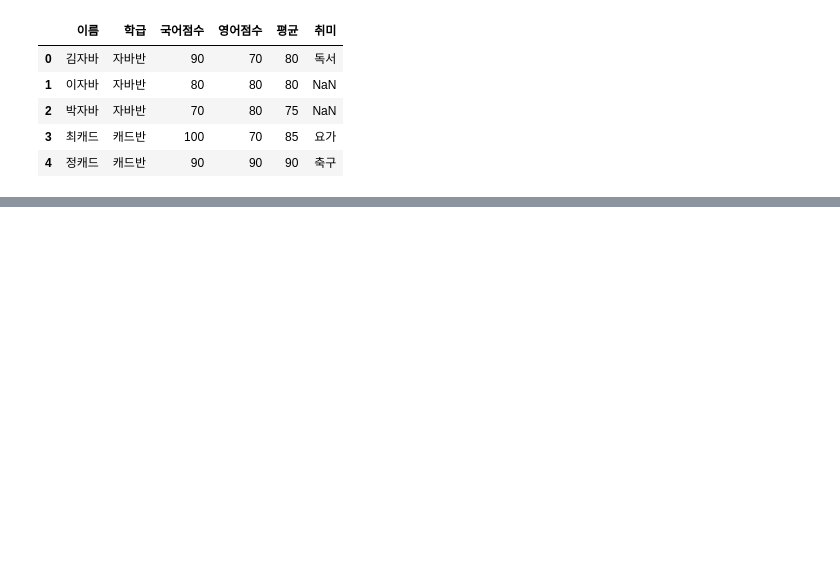
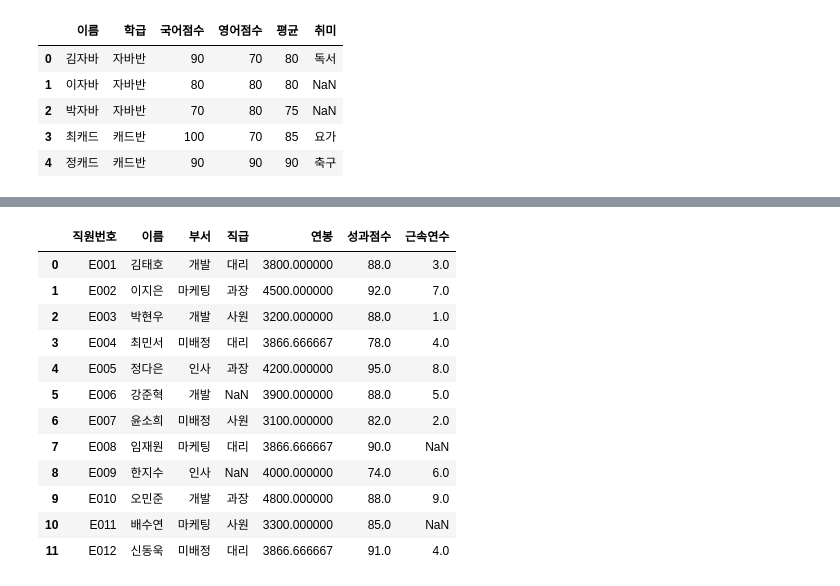
Before and after one commit to james14kr/AcademyWorkSpance, a Jupyter notebook: Python/데이터분석/02.결측치제거.ipynb, the cells around one changed output, grey strips where cells are left out. Cells and saved outputs as stored; diff of their text form; code cells hidden in the pictures; blank space fills up the shorter version.

```diff
--- a/Python/데이터분석/02.결측치제거.ipynb
+++ b/Python/데이터분석/02.결측치제거.ipynb
@@ -60,0 +237,24 @@ Name: 취미, dtype: str
+# %%
+#6. 아래 요구사항에 맞게 결측치를 채우세요
+#1) 부서의 결측치는 '미배정'으러 채움
+#2) 연봉의 결측치는 연봉 평균으로 채움
+#3) 성과점수 결측치는 중앙값으로 채움
+
+practice_df['부서'] = practice_df['부서'].fillna('미배정')
+practice_df['연봉'] = practice_df['연봉'].fillna(practice_df['연봉'].mean())
+practice_df['성과점수'] = practice_df['성과점수'].fillna(practice_df['성과점수'].median())
+practice_df
+# %% [output]
+|  | 직원번호 | 이름 | 부서 | 직급 | 연봉 | 성과점수 | 근속연수 |
+| 0 | E001 | 김태호 | 개발 | 대리 | 3800.000000 | 88.0 | 3.0 |
+| 1 | E002 | 이지은 | 마케팅 | 과장 | 4500.000000 | 92.0 | 7.0 |
+| 2 | E003 | 박현우 | 개발 | 사원 | 3200.000000 | 88.0 | 1.0 |
+| 3 | E004 | 최민서 | 미배정 | 대리 | 3866.666667 | 78.0 | 4.0 |
+| 4 | E005 | 정다은 | 인사 | 과장 | 4200.000000 | 95.0 | 8.0 |
+| 5 | E006 | 강준혁 | 개발 | NaN | 3900.000000 | 88.0 | 5.0 |
+| 6 | E007 | 윤소희 | 미배정 | 사원 | 3100.000000 | 82.0 | 2.0 |
+| 7 | E008 | 임재원 | 마케팅 | 대리 | 3866.666667 | 90.0 | NaN |
+| 8 | E009 | 한지수 | 인사 | NaN | 4000.000000 | 74.0 | 6.0 |
+| 9 | E010 | 오민준 | 개발 | 과장 | 4800.000000 | 88.0 | 9.0 |
+| 10 | E011 | 배수연 | 마케팅 | 사원 | 3300.000000 | 85.0 | NaN |
+| 11 | E012 | 신동욱 | 미배정 | 대리 | 3866.666667 | 91.0 | 4.0 |
```
Also changed, not shown: parts of 16 cells of this notebook, 24 other files.
